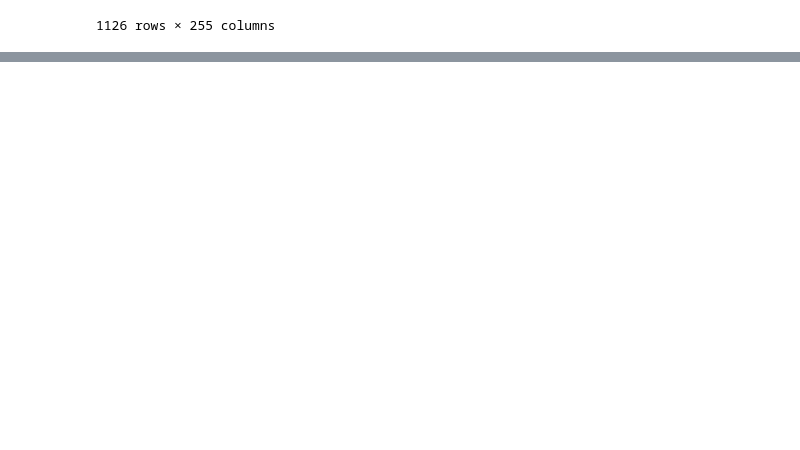
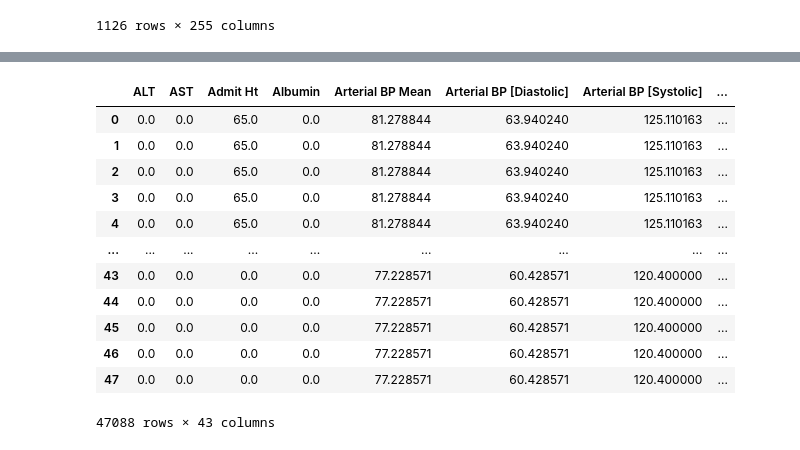
Before and after one commit to BenMarkFrost/LEN_Individual_Project, a Jupyter notebook: Static/temporalCategorisation.ipynb, the cells around one changed output, grey strips where cells are left out. Cells and saved outputs as stored; diff of their text form; code cells hidden in the pictures; blank space fills up the shorter version.

```diff
--- a/Static/temporalCategorisation.ipynb
+++ b/Static/temporalCategorisation.ipynb
@@ -146,12 +157,11 @@ columnsToInterpolate = ['Glucose']
 
 noInterpolation = 0
 
-interpolatedPatients = patients.copy()
-
-for patient in interpolatedPatients:
+for patient in patients:
     try:
-        patient.data[columnsToInterpolate] = patient.data[columnsToInterpolate].apply(lambda x: x.interpolate(method='polynomial', order=2))
+        patient.interpolatedData[columnsToInterpolate] = patient.data[columnsToInterpolate].apply(lambda x: x.interpolate(method='polynomial', order=2))
     except ValueError:
+        patient.interpolatedData[columnsToInterpolate] = patient.data[columnsToInterpolate]
         noInterpolation += 1
         continue
 
@@ -463,0 +554,31 @@ dtype: int64
+# %%
+for patient in tqdm(patients):
+    patient.cleanedDF = patient.data
+    for col in patient.cleanedDF:
+        if (patient.cleanedDF[col].count() > 3):
+            patient.cleanedDF[col] = patient.cleanedDF[col].interpolate(method='polynomial', order=3)
+        patient.cleanedDF[col] = patient.cleanedDF[col].fillna(patient.cleanedDF[col].mean()).fillna(0)
+    patient.cleanedDF["PatientID"] = patient.patientID
+
+formattedMimicDF = pd.DataFrame(columns=patients[0].data.columns)
+
+for patient in patients:
+    formattedMimicDF = pd.concat([formattedMimicDF, patient.cleanedDF])
+
+formattedMimicDF = formattedMimicDF.drop(columns="Mortality14Days")
+
+display(formattedMimicDF)
+# %% [output]
+|  | ALT | AST | Admit Ht | Albumin | Arterial BP Mean | Arterial BP [Diastolic] | Arterial BP [Systolic] | ... |
+| 0 | 0.0 | 0.0 | 65.0 | 0.0 | 81.278844 | 63.940240 | 125.110163 | ... |
+| 1 | 0.0 | 0.0 | 65.0 | 0.0 | 81.278844 | 63.940240 | 125.110163 | ... |
+| 2 | 0.0 | 0.0 | 65.0 | 0.0 | 81.278844 | 63.940240 | 125.110163 | ... |
+| 3 | 0.0 | 0.0 | 65.0 | 0.0 | 81.278844 | 63.940240 | 125.110163 | ... |
+| 4 | 0.0 | 0.0 | 65.0 | 0.0 | 81.278844 | 63.940240 | 125.110163 | ... |
+| ... | ... | ... | ... | ... | ... | ... | ... | ... |
+| 43 | 0.0 | 0.0 | 0.0 | 0.0 | 77.228571 | 60.428571 | 120.400000 | ... |
+| 44 | 0.0 | 0.0 | 0.0 | 0.0 | 77.228571 | 60.428571 | 120.400000 | ... |
+| 45 | 0.0 | 0.0 | 0.0 | 0.0 | 77.228571 | 60.428571 | 120.400000 | ... |
+| 46 | 0.0 | 0.0 | 0.0 | 0.0 | 77.228571 | 60.428571 | 120.400000 | ... |
+| 47 | 0.0 | 0.0 | 0.0 | 0.0 | 77.228571 | 60.428571 | 120.400000 | ... |
+47088 rows × 43 columns
```
Also changed, not shown: parts of 21 cells of this notebook, 1 other file.
